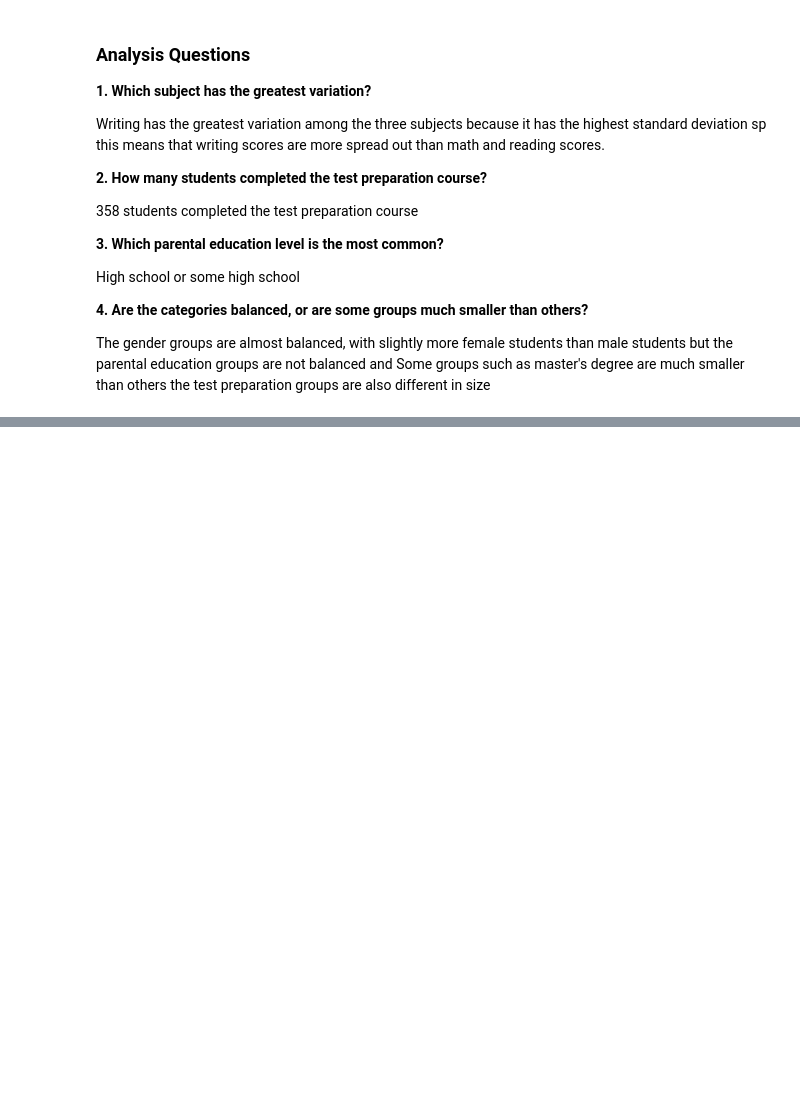
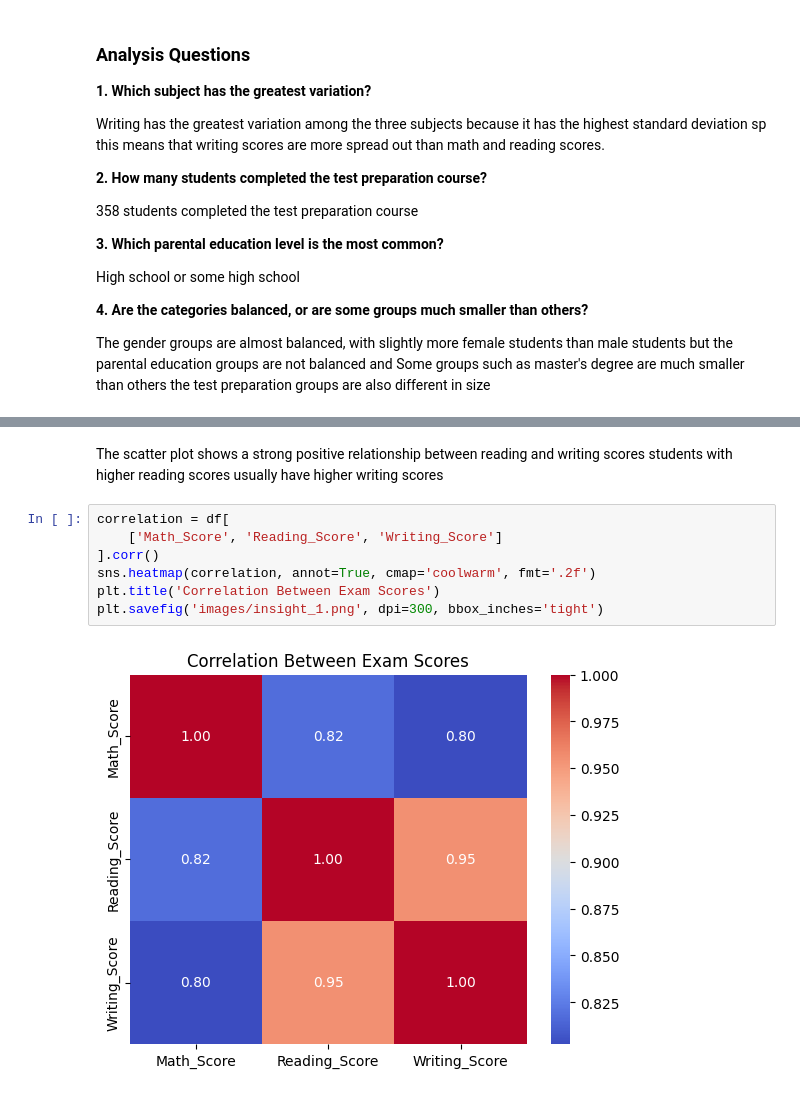
Before and after one commit to mamoo9811/Student-Performance-EDA-, a Jupyter notebook: Student_Performance_EDA.ipynb, the cells around one changed output, grey strips where cells are left out. Drawn from its saved outputs; the diff is of its cells as text; blank space fills up the shorter version.

```diff
--- a/Student_Performance_EDA.ipynb
+++ b/Student_Performance_EDA.ipynb
@@ -688,0 +704,11 @@ The gender groups are almost balanced, with slightly more female students than m
+# %% [markdown]
+The scatter plot shows a strong positive relationship between reading and writing scores students with higher reading scores usually have higher writing scores
+# %%
+correlation = df[
+    ['Math_Score', 'Reading_Score', 'Writing_Score']
+].corr()
+sns.heatmap(correlation, annot=True, cmap='coolwarm', fmt='.2f')
+plt.title('Correlation Between Exam Scores')
+plt.savefig('images/insight_1.png', dpi=300, bbox_inches='tight')
+# %% [output]
+[figure, added]
```
Also changed, not shown: parts of 29 cells of this notebook.
